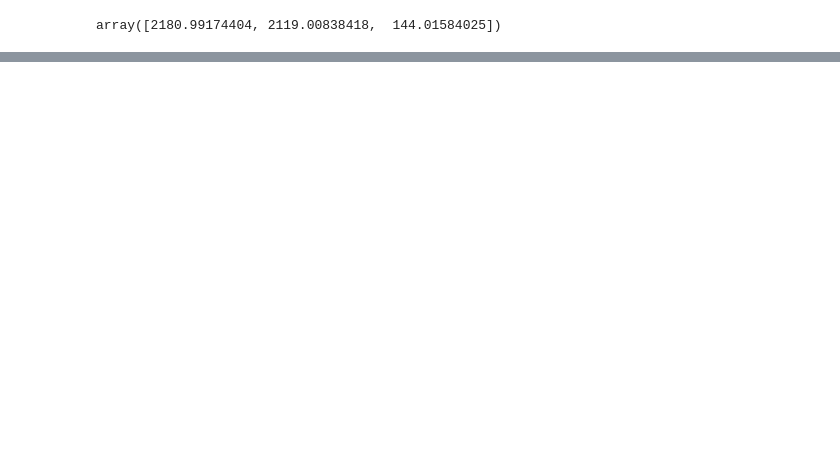
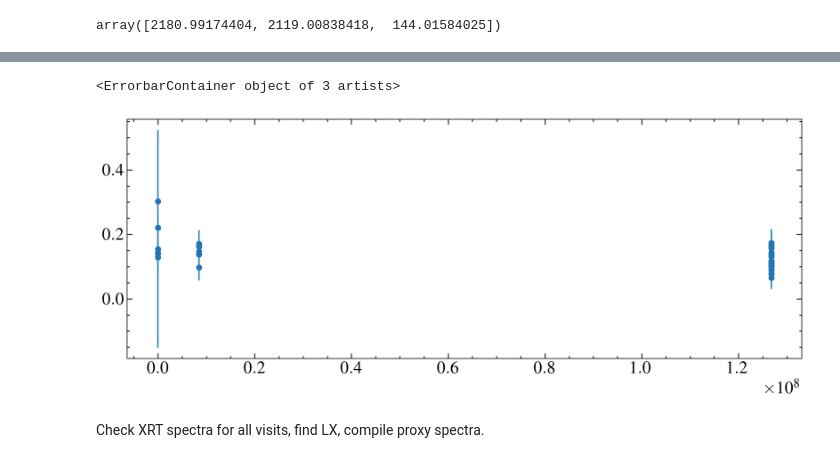
Before and after one commit to davidjwilson/gj207.1, a Jupyter notebook: gj207d1_stis.ipynb, the cells around one changed output, grey strips where cells are left out. Drawn from its saved outputs; the diff is of its cells as text; code cells hidden in the pictures; blank space fills up the shorter version.

```diff
--- a/gj207d1_stis.ipynb
+++ b/gj207d1_stis.ipynb
@@ -452,0 +593,6 @@ array([2180.99174404, 2119.00838418,  144.01584025])
+# %%
+swiftlc = Table.read('/media/david/2tb_ext_hd/hddata/carmenes_binary/gj207.1/swift/xrt/USERPROD_247053/lc/curve.qdp')
+# swiftlc
+stime = swiftlc['col1']
+scounts = swiftlc['col2']
+scounts_e = [swiftlc['col2_perr'], abs(swiftlc['col2_nerr'])]
@@ -452,0 +601,9 @@ array([2180.99174404, 2119.00838418,  144.01584025])
+# %%
+fig, ax = plt.subplots()
+
+ax.errorbar(stime, scounts, yerr=scounts_e, marker='o', ls='none')
+# %% [output]
+<ErrorbarContainer object of 3 artists>
+[figure, added]
+# %% [markdown]
+Check XRT spectra for all visits, find LX, compile proxy spectra.
```
Also changed, not shown: parts of 13 cells of this notebook.
